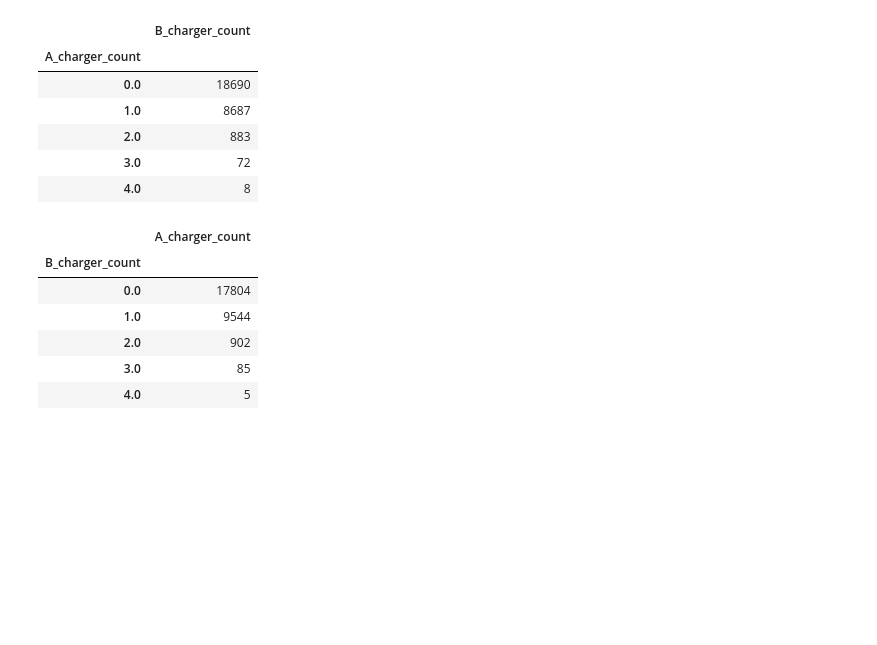
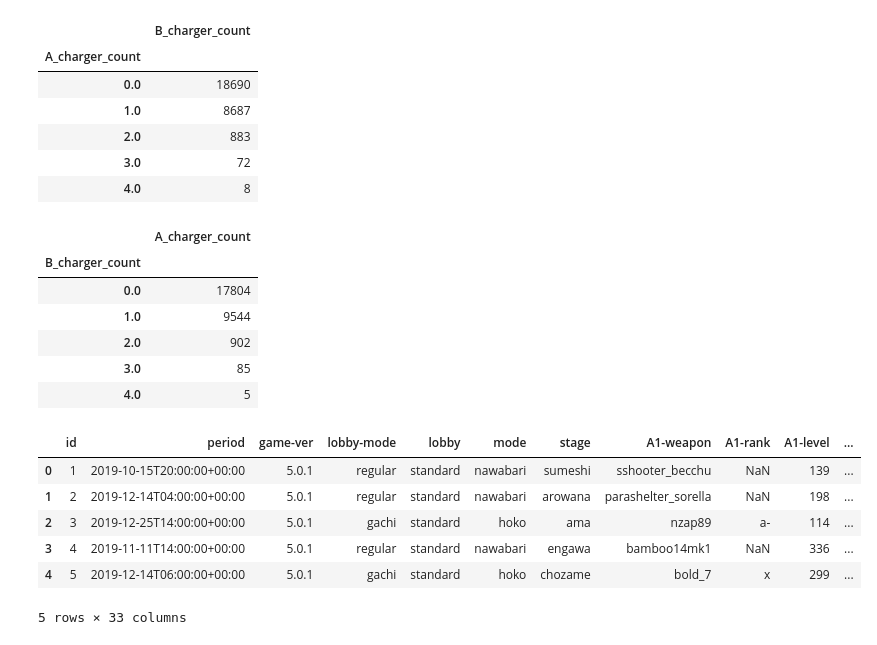
Before and after one commit to takuya-tokumoto/splatoon_competition, a Jupyter notebook: notebooks/00.feature_engniering.ipynb, the cells around one changed output. Cells and saved outputs as stored; diff of their text form; code cells hidden in the pictures; blank space fills up the shorter version.

```diff
--- a/notebooks/00.feature_engniering.ipynb
+++ b/notebooks/00.feature_engniering.ipynb
@@ -20,6 +21,8 @@ test = pd.read_csv("../data/input/test_data.csv")
 
 buki_data = pd.read_csv('../data/input/statink-weapon2.csv')
 # buki_data.loc[buki_data['category2'] == 'maneuver', 'category2'] = 'maneuver_cat' # カテゴリ名称とブキ名称が被るためカテゴリ名称を変更する
+
+stage_data = pd.read_csv('../data/input/stagedata.csv')
 # %%
 train.head(3)
 # %% [output]
@@ -181,3 +184,13 @@ test_feat_charger_count.groupby("B_charger_count").count()
 | 2.0 | 902 |
 | 3.0 | 85 |
 | 4.0 | 5 |
+# %%
+pd.merge(train, stage_data, on = ["stage"], how = "left")
+# %% [output]
+|  | id | period | game-ver | lobby-mode | lobby | mode | stage | A1-weapon | A1-rank | A1-level | ... |
+| 0 | 1 | 2019-10-15T20:00:00+00:00 | 5.0.1 | regular | standard | nawabari | sumeshi | sshooter_becchu | NaN | 139 | ... |
+| 1 | 2 | 2019-12-14T04:00:00+00:00 | 5.0.1 | regular | standard | nawabari | arowana | parashelter_sorella | NaN | 198 | ... |
+| 2 | 3 | 2019-12-25T14:00:00+00:00 | 5.0.1 | gachi | standard | hoko | ama | nzap89 | a- | 114 | ... |
+| 3 | 4 | 2019-11-11T14:00:00+00:00 | 5.0.1 | regular | standard | nawabari | engawa | bamboo14mk1 | NaN | 336 | ... |
+| 4 | 5 | 2019-12-14T06:00:00+00:00 | 5.0.1 | gachi | standard | hoko | chozame | bold_7 | x | 299 | ... |
+5 rows × 33 columns
```
Also changed, not shown: parts of 8 cells of this notebook, 3 other files.
